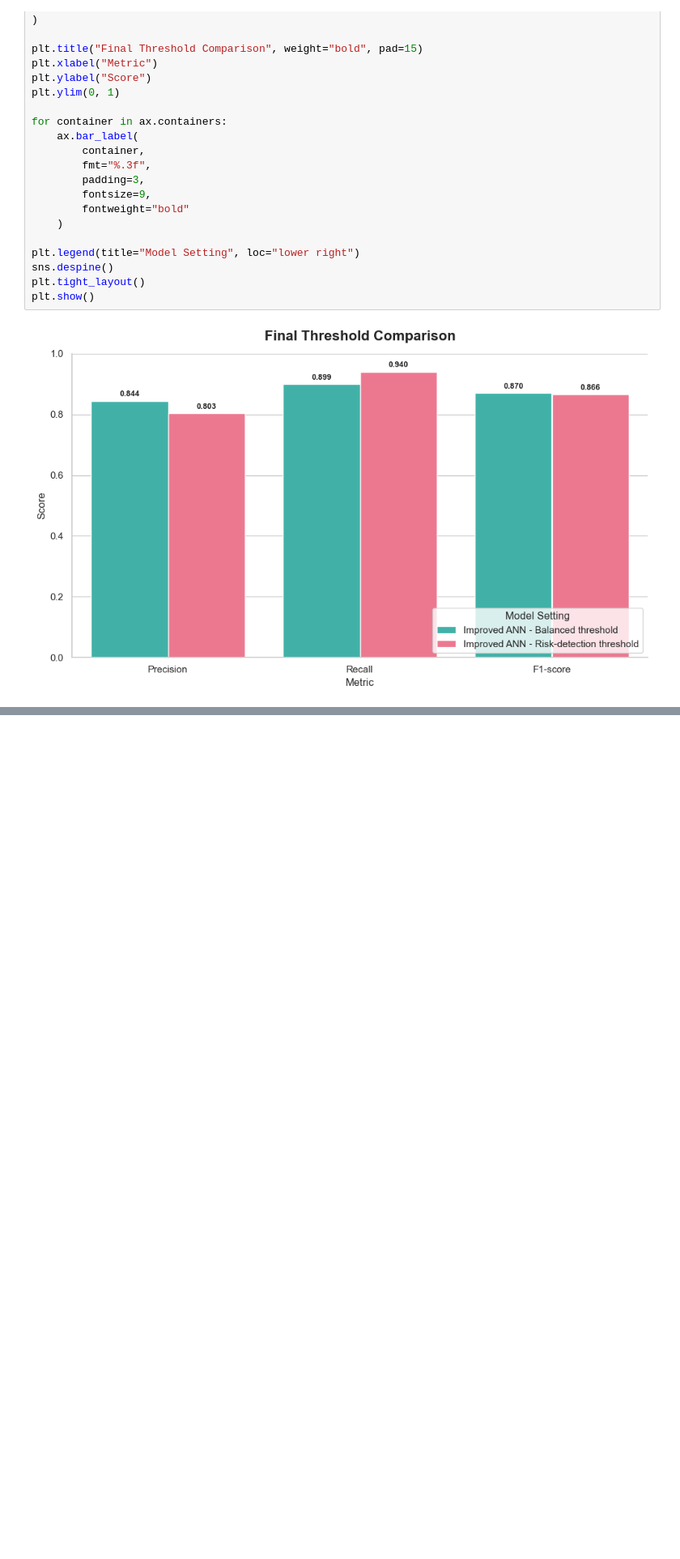
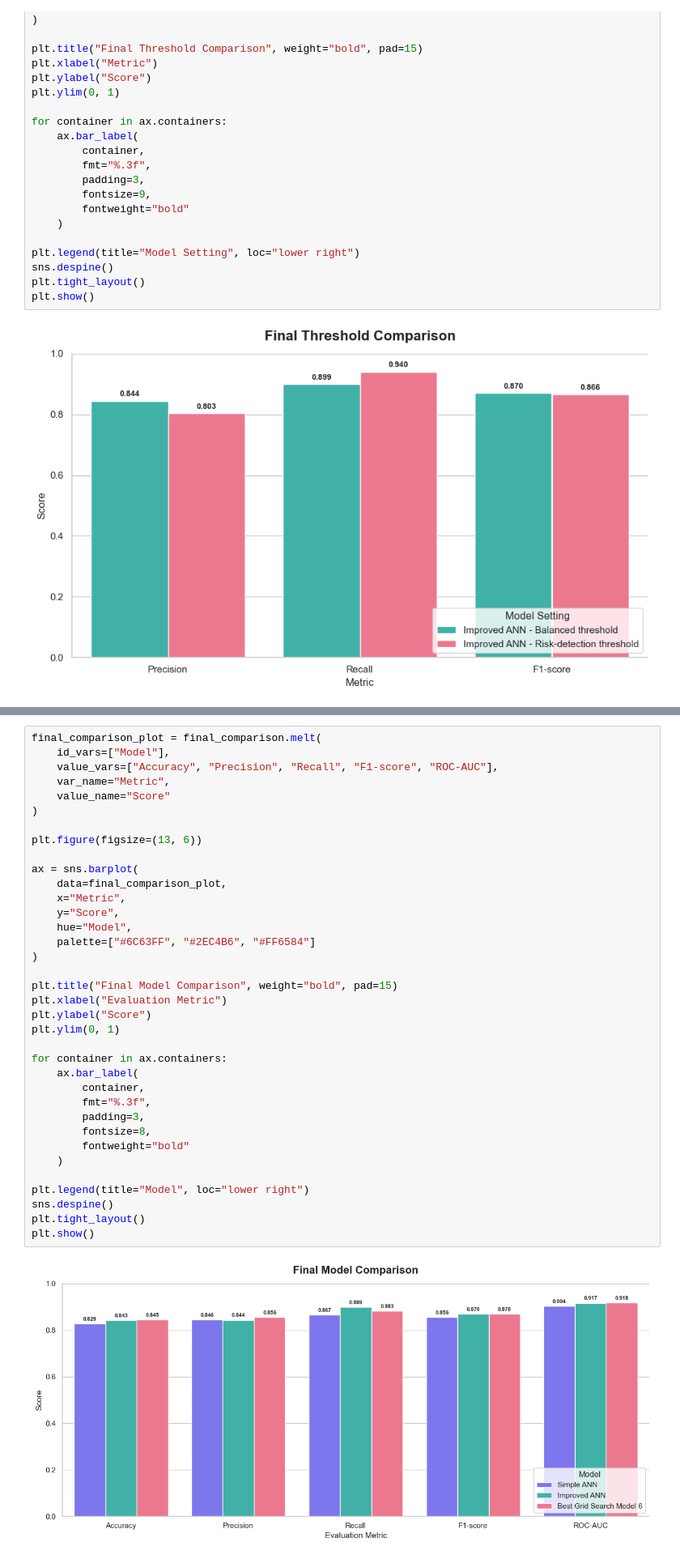
Before and after one commit to emmykristina/mental-health-prediction, a Jupyter notebook: notebooks/Mahtab/02_mahtab_preprocessing_ann.ipynb, the cells around one changed output, grey strips where cells are left out. Shown at 81% size. Drawn from its saved outputs; the diff is of its cells as text; blank space fills up the shorter version.

```diff
--- a/notebooks/Mahtab/02_mahtab_preprocessing_ann.ipynb
+++ b/notebooks/Mahtab/02_mahtab_preprocessing_ann.ipynb
@@ -942,0 +1229,38 @@ plt.show()
+# %%
+final_comparison_plot = final_comparison.melt(
+    id_vars=["Model"],
+    value_vars=["Accuracy", "Precision", "Recall", "F1-score", "ROC-AUC"],
+    var_name="Metric",
+    value_name="Score"
+)
+
+plt.figure(figsize=(13, 6))
+
+ax = sns.barplot(
+    data=final_comparison_plot,
+    x="Metric",
+    y="Score",
+    hue="Model",
+    palette=["#6C63FF", "#2EC4B6", "#FF6584"]
+)
+
+plt.title("Final Model Comparison", weight="bold", pad=15)
+plt.xlabel("Evaluation Metric")
+plt.ylabel("Score")
+plt.ylim(0, 1)
+
+for container in ax.containers:
+    ax.bar_label(
+        container,
+        fmt="%.3f",
+        padding=3,
+        fontsize=8,
+        fontweight="bold"
+    )
+
+plt.legend(title="Model", loc="lower right")
+sns.despine()
+plt.tight_layout()
+plt.show()
+# %% [output]
+[figure, added]
```
Also changed, not shown: parts of 13 cells of this notebook, 2 other files.
